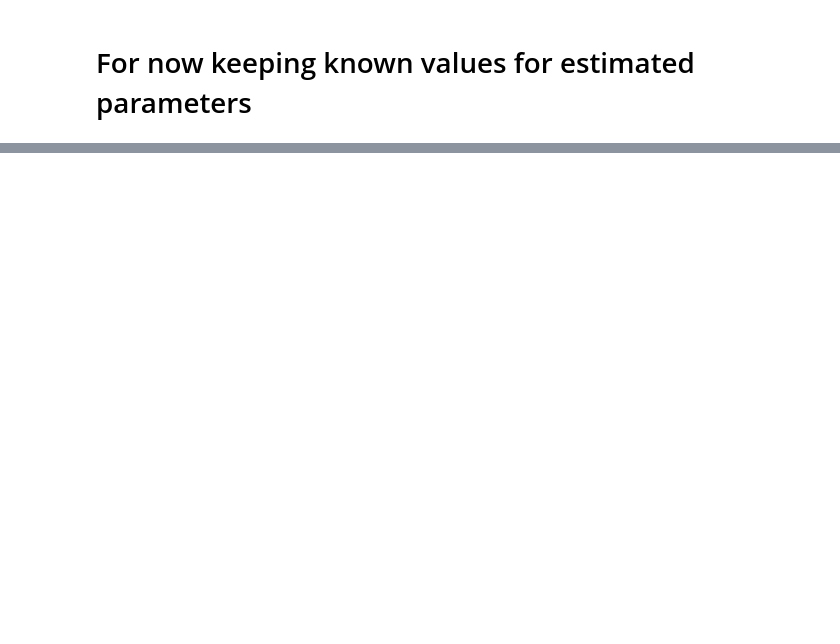
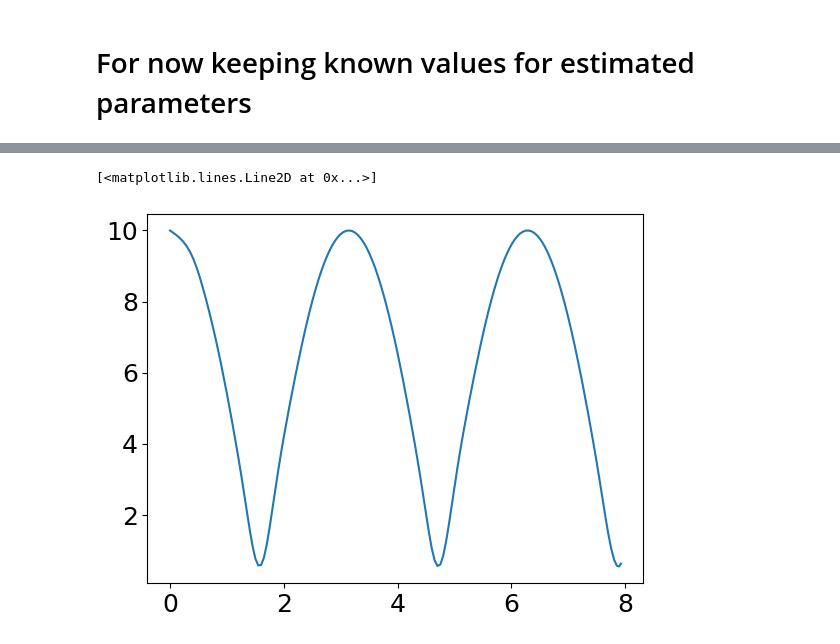
Before and after one commit to tylerjohnbecker/Nonlinear_and_Data_Driven_Estimation, a Jupyter notebook: BouncingBall.ipynb, the cells around one changed output, grey strips where cells are left out. Saved outputs shown, nothing was run; the diff lists cells and outputs as text; code cells hidden in the pictures; blank space fills up the shorter version.

```diff
--- a/BouncingBall.ipynb
+++ b/BouncingBall.ipynb
@@ -187,7 +187,7 @@ def f_impact(x_vec, u_vec, m=m, g=g, Im=Im, r=r, e=e, mu=mu):
     # f0 component: drift dynamics (no controls)
     f0_contribution = np.array([ x_dot,
                                  - np.sign(x_dot) * np.abs( mu * g ) + ( - theta_dot * r / delta_t ) ,
-                                 - z_dot * e,
+                                 z_dot,
                                  - z_dot * ( 1 + e ) / delta_t,
                                  theta_dot,
                                  theta_dot2])
@@ -233,7 +233,7 @@ def f (x_vec, u_vec):
     # state = True
     z = x_vec[2]
 
-    return (np.ceil( 1 - z / 10) - 1) * f_impact(x_vec, u_vec) + np.ceil(z / 1000000) * f_in_air(x_vec, u_vec)
+    return (np.ceil( 1 - z / 1000) - 1) * f_impact(x_vec, u_vec) + np.ceil(z / 1000) * f_in_air(x_vec, u_vec)
 # %%
 def f_ode(x_vec, tsim, u_func, f):
     '''
@@ -357,11 +355,11 @@ simulator = pybounds.Simulator(f, h, dt=delta_t, state_names=state_names,
 # First define the set-point(s) to follow
 tsim = np.arange(0, 8.0, step=delta_t)
 NA = np.zeros_like(tsim)
-setpoint = {'theta': NA,
+setpoint = {'theta': tsim,
             'theta_dot': NA,
             'x': tsim,  # ground speed changes as a sinusoid
             'x_dot': NA,
-            'z': np.abs(np.cos(tsim)), # altitude also oscillates
+            'z': 10 * np.abs(np.cos(tsim)), # altitude also oscillates
             'z_dot': NA,
            }
 # %%
@@ -371,7 +369,8 @@ simulator.update_dict(setpoint, name='setpoint')
 # Define MPC cost function: penalize the squared error between the setpoint for g and the true g
 cost_x = (simulator.model.x['x'] - simulator.model.tvp['x_set']) ** 2
 cost_z = (simulator.model.x['z'] - simulator.model.tvp['z_set']) ** 2
-cost = cost_x + cost_z #+ cost_k
+cost_theta = (simulator.model.x['theta'] - simulator.model.tvp['theta_set']) ** 2
+cost = cost_x + cost_z + cost_theta
 # %%
 # Set cost function
 simulator.mpc.set_objective(mterm=cost, lterm=cost)  # objective function
@@ -383,3 +382,8 @@ simulator.mpc.bounds['lower', '_x', 'z'] = 0.0
 # %%
 # Run simulation using MPC
 t_sim, x_sim, u_sim, y_sim = simulator.simulate(x0=None, u=None, mpc=True, return_full_output=True)
+# %%
+plt.plot(x_sim['x'], x_sim['z'])
+# %% [output]
+[<matplotlib.lines.Line2D at 0x...>]
+[figure, added]
```
Also changed, not shown: parts of 10 cells of this notebook.
